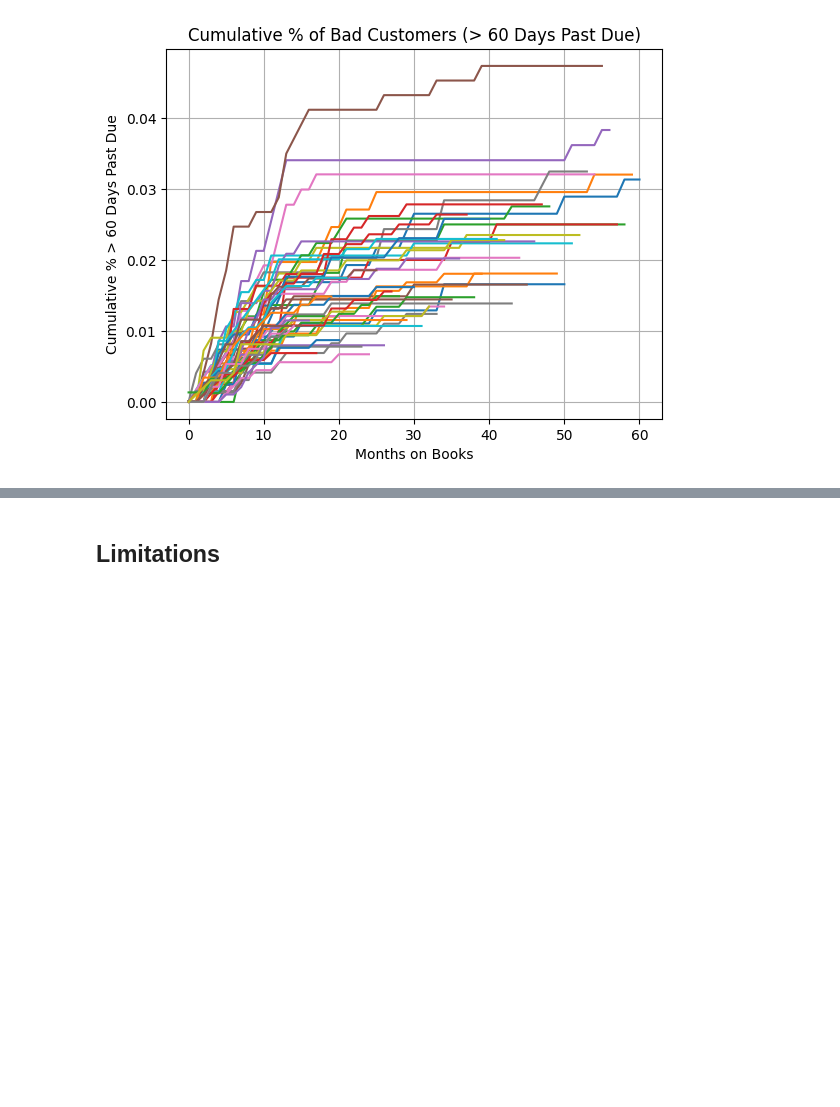
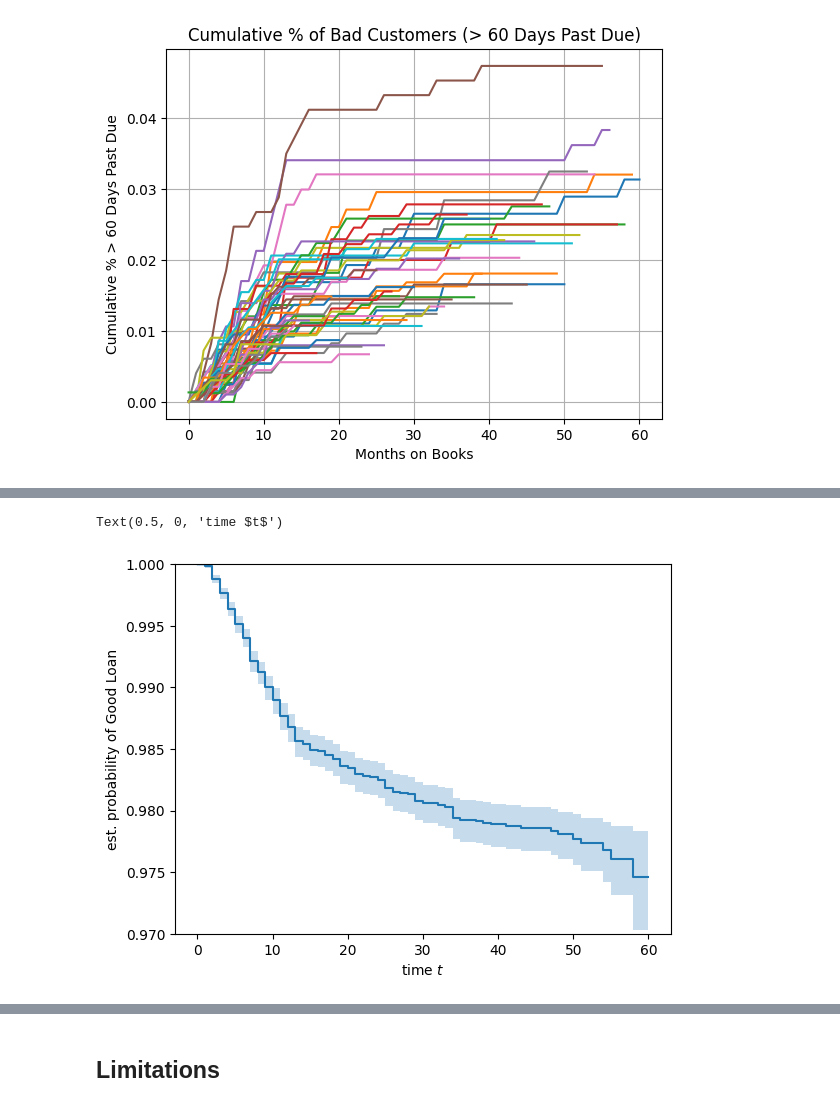
Before and after one commit to jaelar0/ml_credit_project, a Jupyter notebook: final_project.ipynb, the cells around one changed output, grey strips where cells are left out. Cells and saved outputs as stored; diff of their text form; code cells hidden in the pictures; blank space fills up the shorter version.

```diff
--- a/final_project.ipynb
+++ b/final_project.ipynb
@@ -829,0 +851,11 @@ plt.show()
+# %%
+# df of loans that never turned bad with month on book
+never_bad_mo = never_bad.groupby('ID').agg({
+                    'month_on_book': ['max'],
+                    'bad_event':['max']})
+
+never_bad_mo.reset_index(inplace = True)
+never_bad_mo.columns = ['ID','month_on_book','bad_event']
+
+print(never_bad_mo.shape)
+never_bad_mo.head()
@@ -829,0 +870,11 @@ plt.show()
+# %%
+# getting
+bad_any_mo = bad_brrs.loc[bad_brrs['bad_ind']==1,].groupby('ID').agg({
+                        'month_on_book': ['min'],
+                        'bad_event':['max']})
+
+bad_any_mo.reset_index(inplace = True)
+bad_any_mo.columns = ['ID','month_on_book','bad_event']
+
+print(bad_any_mo.shape)
+bad_any_mo.head()
@@ -829,0 +889,6 @@ plt.show()
+# %%
+# combining both tables
+final_survival = pd.concat([never_bad_mo, bad_any_mo])
+
+print(final_survival.shape)
+final_survival.head()
@@ -829,0 +903,18 @@ plt.show()
+# %%
+from sksurv.nonparametric import kaplan_meier_estimator
+
+final_survival['bad_event'] = final_survival['bad_event'].astype(bool)
+
+# kaplan_meier to get probability of 'survival' or good loan
+time, survival_prob, conf_int = kaplan_meier_estimator(
+    final_survival['bad_event'], final_survival['month_on_book'], conf_type="log-log" # using log-log so CI stays within range [0,1]
+)
+
+plt.step(time, survival_prob, where="post")
+plt.fill_between(time, conf_int[0], conf_int[1], alpha=0.25, step="post")
+plt.ylim(.97, 1) # setting limit of 97% to ensure we see detail
+plt.ylabel("Est. Probability of Good Loan")
+plt.xlabel("time $t$")
+# %% [output]
+Text(0.5, 0, 'time $t$')
+[figure, added]
```
Also changed, not shown: parts of 21 cells of this notebook.
